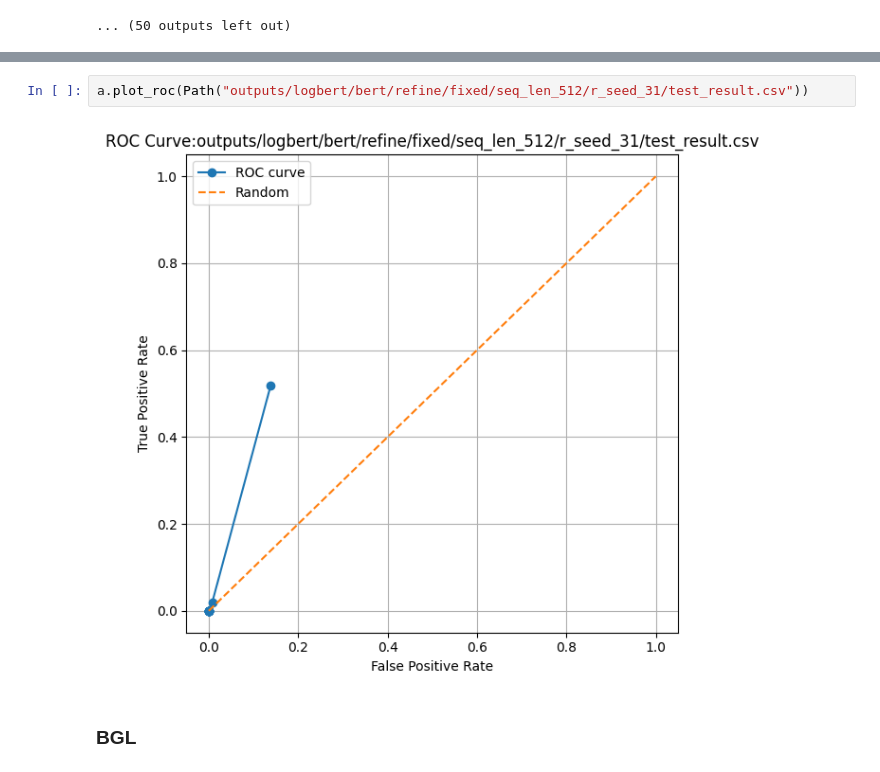
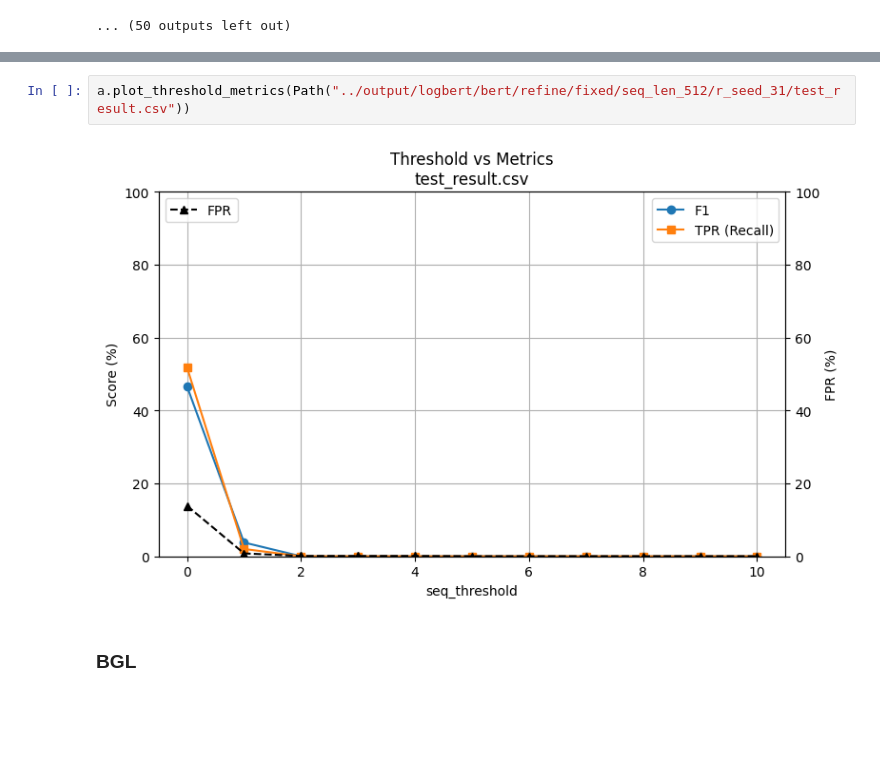
Before and after one commit to iwamura-0201/My_lad, a Jupyter notebook: src/main.ipynb, the cells around one changed output, grey strips where cells are left out. Drawn from its saved outputs; the diff is of its cells as text; blank space fills up the shorter version.

```diff
--- a/src/main.ipynb
+++ b/src/main.ipynb
@@ -183,7 +204,7 @@ OutOfMemoryError: CUDA out of memory. Tried to allocate 16.55 GiB. GPU 0 has a t
 # %%
-a.plot_roc(Path("outputs/logbert/bert/refine/fixed/seq_len_512/r_seed_31/test_result.csv"))
+a.plot_threshold_metrics(Path("../output/logbert/bert/refine/fixed/seq_len_512/r_seed_31/test_result.csv"))
 # %% [output]
-[figure, old version]
+[figure, new version]
 # %% [markdown]
 ### BGL
 # %%
```
Also changed, not shown: parts of 2 cells of this notebook, 8 other files.
